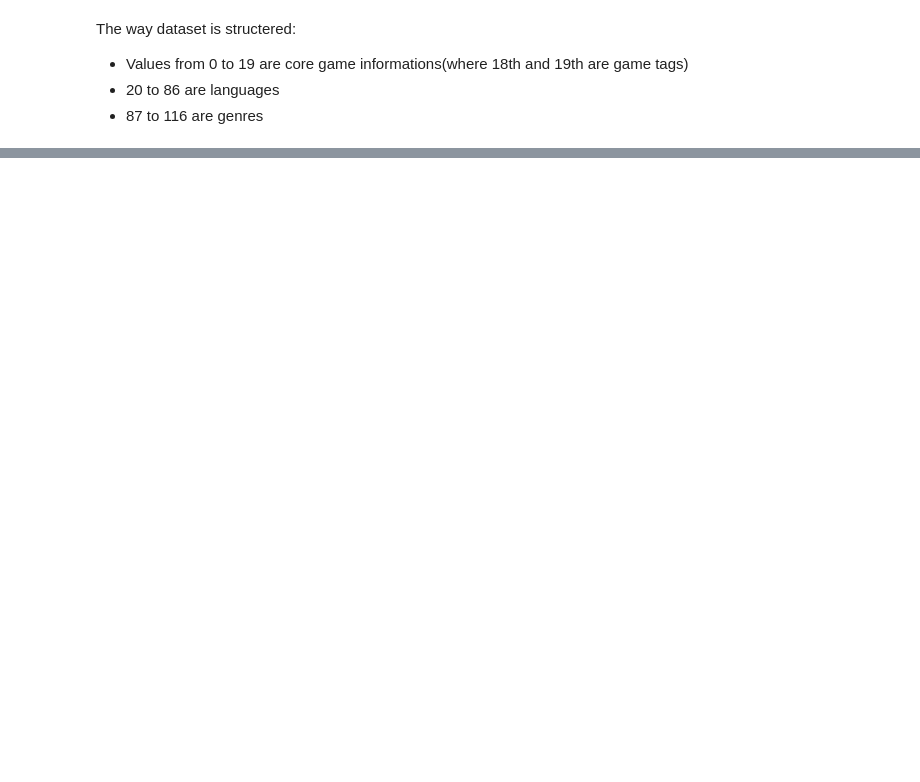
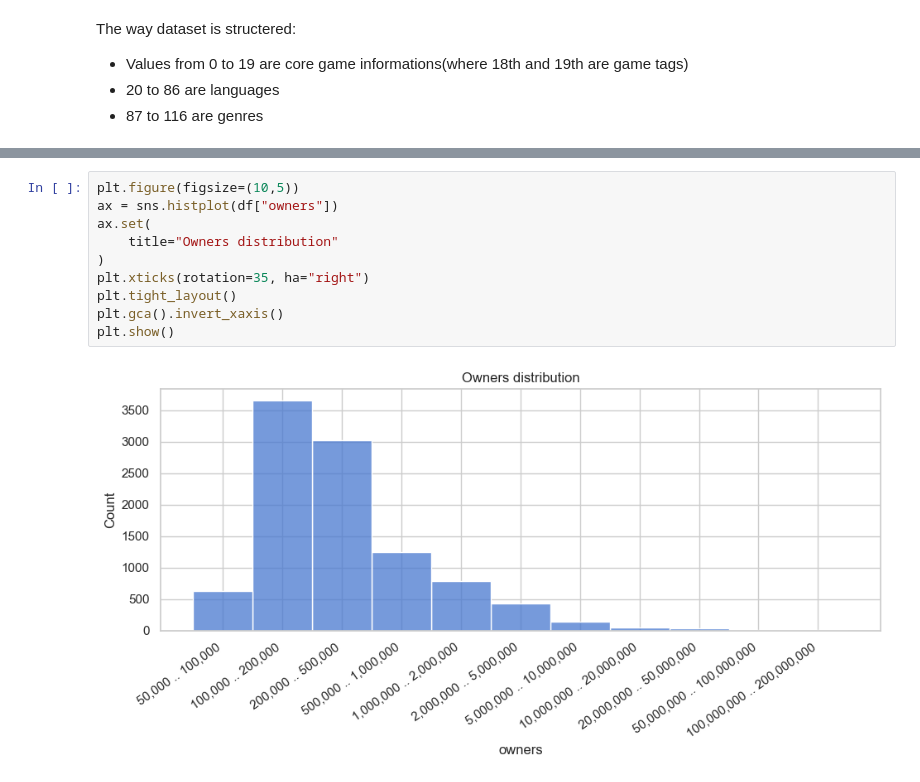
Before and after one commit to maksymkapravyi/steam-data-gathering-and-analysis, a Jupyter notebook: notebooks/steam_data_analysis.ipynb, the cells around one changed output, grey strips where cells are left out. Drawn from its saved outputs; the diff is of its cells as text; blank space fills up the shorter version.

```diff
--- a/notebooks/steam_data_analysis.ipynb
+++ b/notebooks/steam_data_analysis.ipynb
@@ -71,0 +83,12 @@ plt.show()
+# %%
+plt.figure(figsize=(10,5))
+ax = sns.histplot(df["owners"])
+ax.set(
+    title="Owners distribution"
+)
+plt.xticks(rotation=35, ha="right")
+plt.tight_layout()
+plt.gca().invert_xaxis()
+plt.show()
+# %% [output]
+[figure, added]
```
Also changed, not shown: parts of 55 cells of this notebook, 2 other files.
